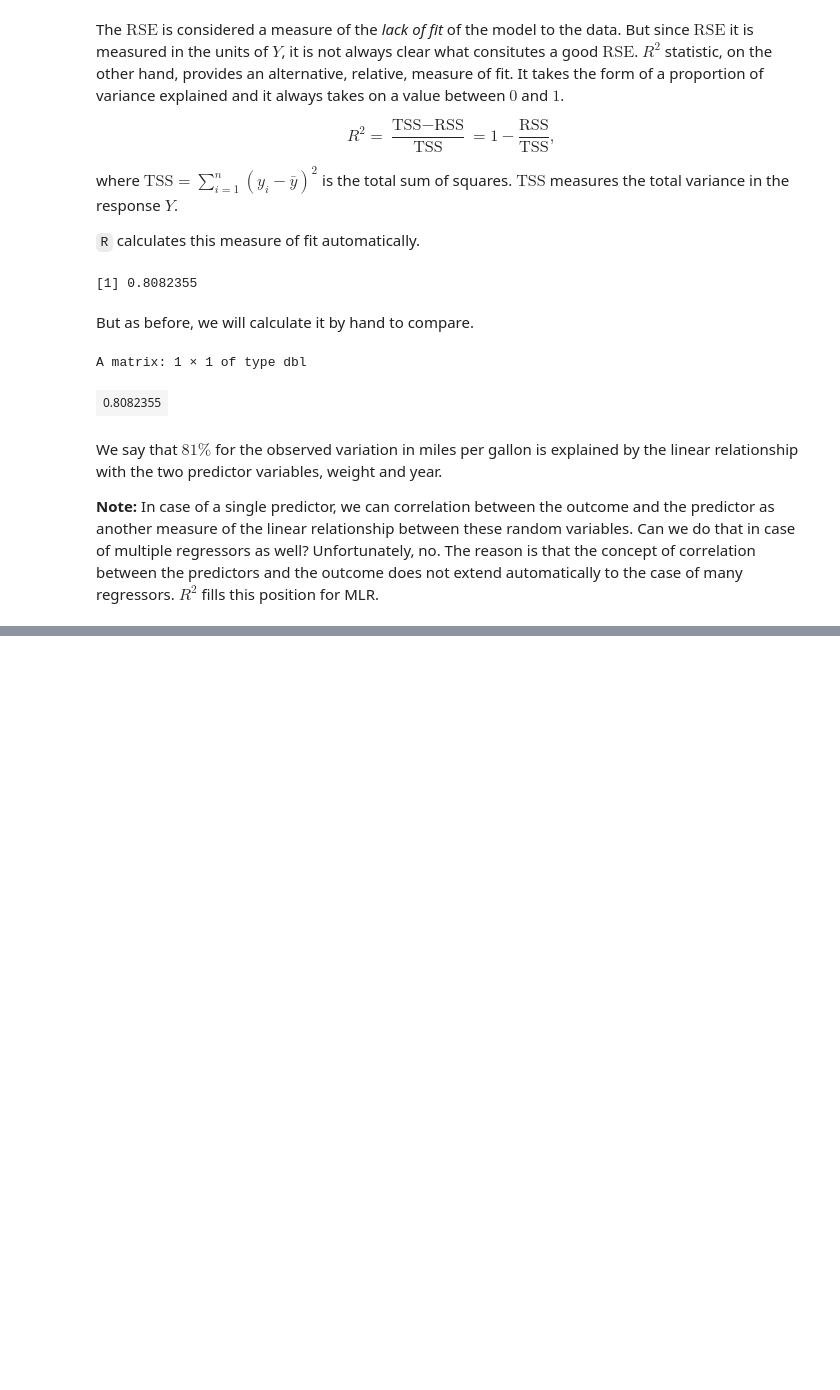
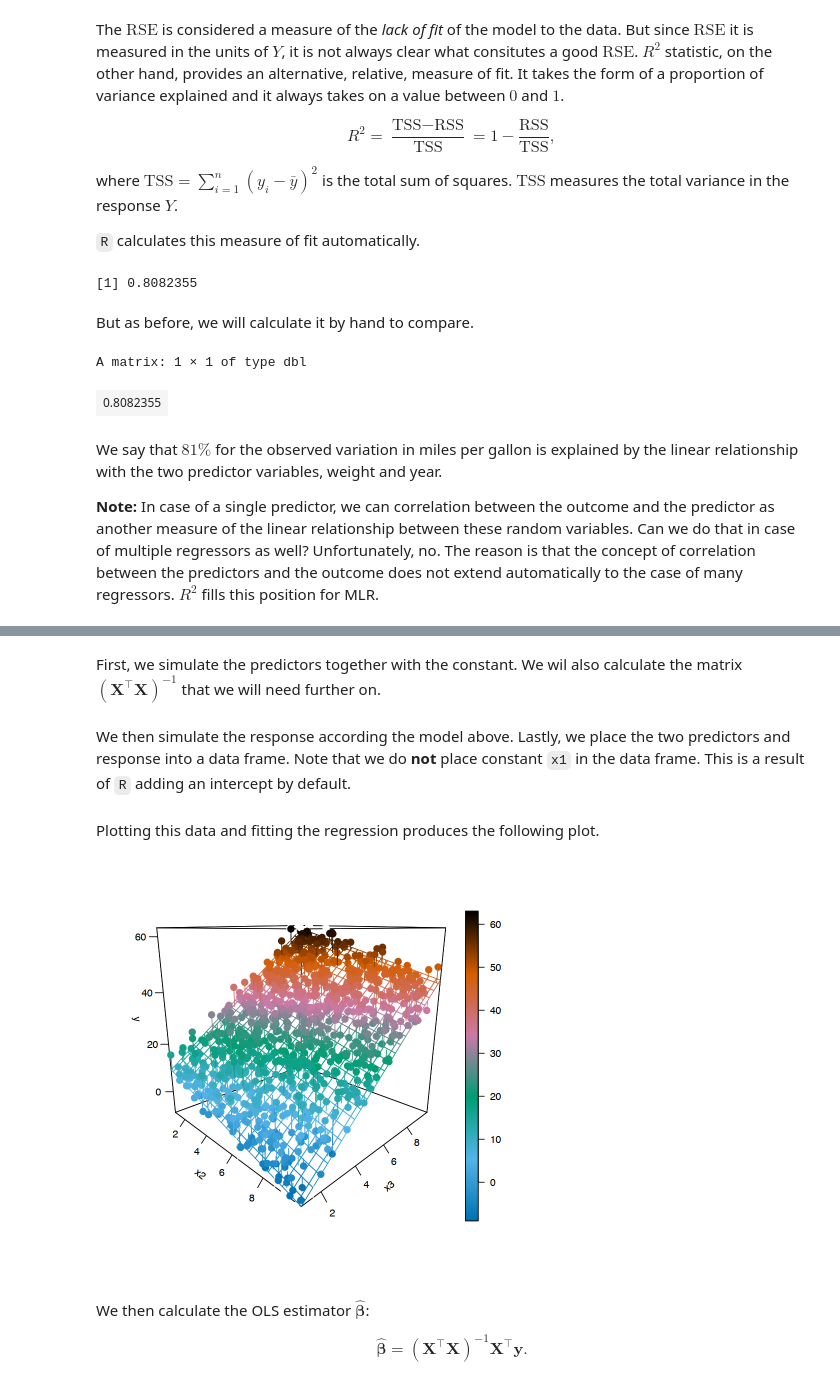
Before and after one commit to marina-khi/CompStat_2021, a Jupyter notebook: Lectures/MLR.ipynb, the cells around one changed output, grey strips where cells are left out. Saved outputs shown, nothing was run; the diff lists cells and outputs as text; code cells hidden in the pictures; blank space fills up the shorter version.

```diff
--- a/Lectures/MLR.ipynb
+++ b/Lectures/MLR.ipynb
@@ -487,0 +850,48 @@ We say that $81\%$ for the observed variation in miles per gallon is explained b
+# %%
+set.seed(234)
+n = 1000 # sample size
+p = 3
+beta_1 = 5
+beta_2 = -2
+beta_3 = 6
+sigma  = 4
+# %% [markdown]
+First, we simulate the predictors together with the constant. We wil also calculate the matrix $(\mathbf{X}^\top \mathbf{X})^{-1}$ that we will need further on.
+# %%
+x1 = rep(1, n)
+x2 = runif(n, min = 1, max = 10)
+x3 = runif(n, min = 1, max = 10)
+X = cbind(x1, x2, x3)
+A = solve(t(X) %*% X)
+# %% [markdown]
+We then simulate the response according the model above. Lastly, we place the two predictors and response into a data frame. Note that we do **not** place constant `x1` in the data frame. This is a result of `R` adding an intercept by default.
+# %%
+eps      = rnorm(n, mean = 0, sd = sigma)
+y        = beta_1 + beta_2 * x2 + beta_3 * x3 + eps
+sim_data = data.frame(x2, x3, y)
+# %% [markdown]
+Plotting this data and fitting the regression produces the following plot.
+# %%
+fit = lm(y ~ x2 + x3)
+grid.lines = 25
+x2.pred = seq(min(x2), max(x2), length.out = grid.lines)
+x3.pred = seq(min(x3), max(x3), length.out = grid.lines)
+x2x3 = expand.grid(x2 = x2.pred, x3 = x3.pred)
+y.pred = matrix(predict(fit, newdata = x2x3),
+                 nrow = grid.lines, ncol = grid.lines)
+# fitted points for droplines to surface
+fitpoints = predict(fit)
+# scatter plot with regression plane
+scatter3D(x2, x3, y, pch = 20, cex = 2, col = gg.col(1000), lighting = TRUE,
+          theta = 45, phi = 15, ticktype = "detailed", zlim = c(min(y.pred), max(y.pred)), clim = c(min(y.pred), max(y.pred)),
+          xlab = "x2", ylab = "x3", zlab = "y",
+          surf = list(x = x2.pred, y = x3.pred, z = y.pred,
+                      facets = NA, fit = fitpoints), main = "")
+# %% [output]
+[figure, added]
+# %% [markdown]
+We then calculate the OLS estimator $\hat{\boldsymbol{\beta}}$:
+
+$$
+\hat{\boldsymbol{\beta}} = \left(  \mathbf{X}^\top  \mathbf{X}  \right)^{-1}  \mathbf{X}^\top  \mathbf{y}.
+$$
```
Also changed, not shown: parts of 50 cells of this notebook, 5 other files.
